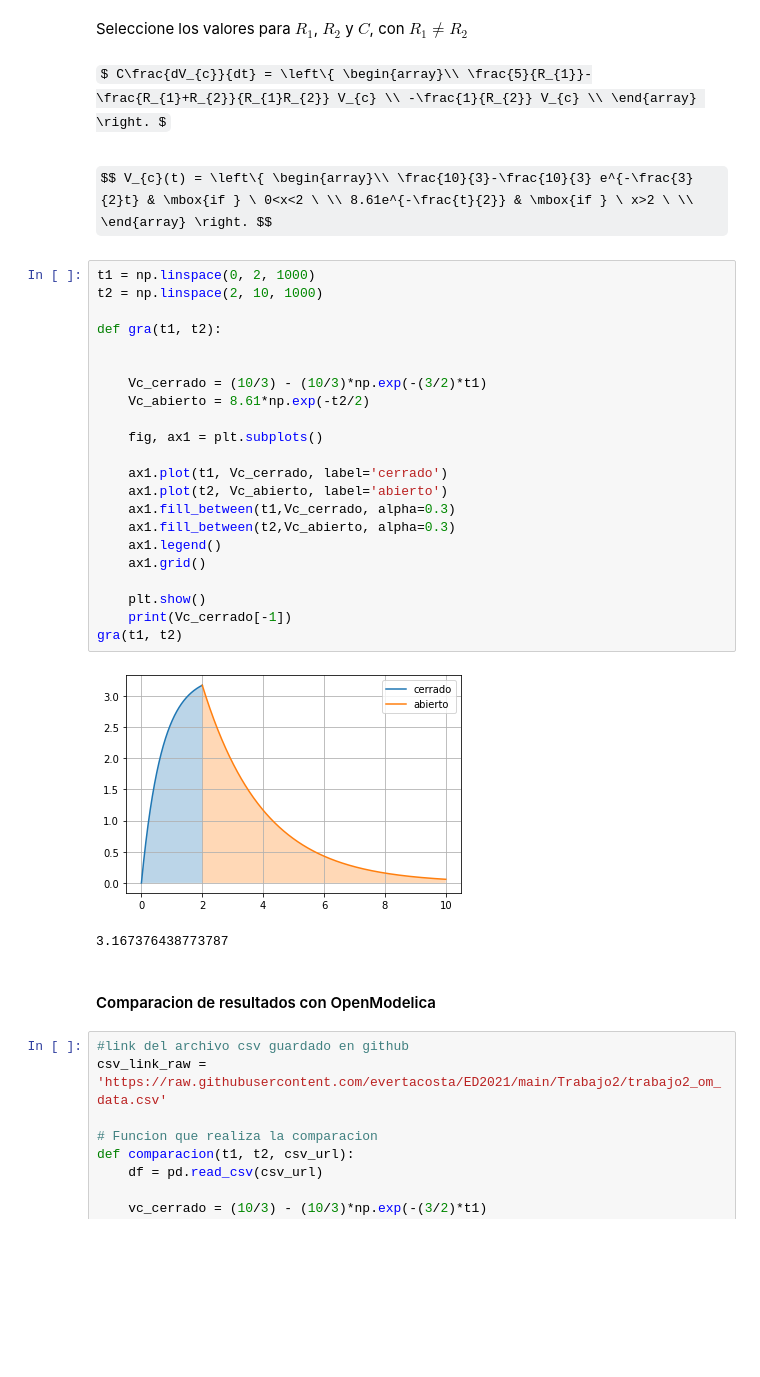
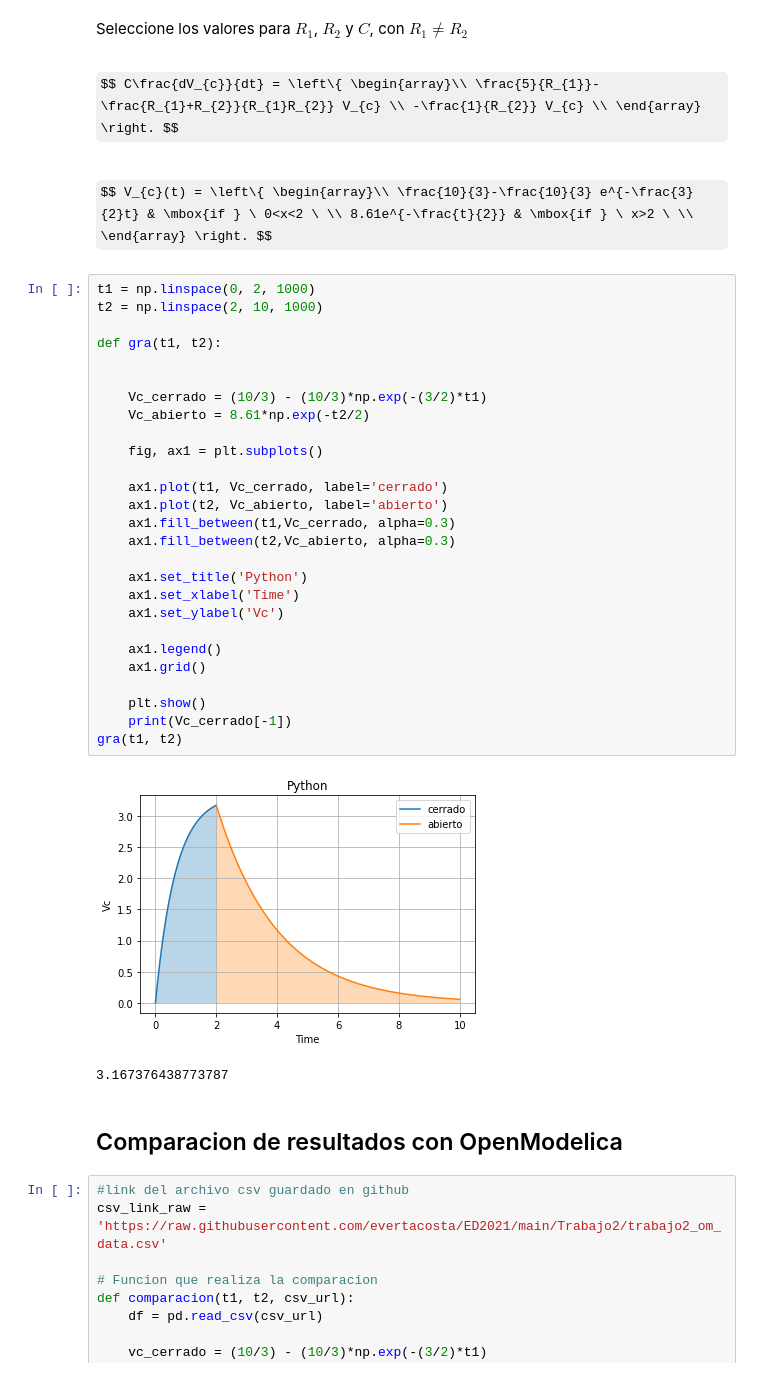
Before and after one commit to evertacosta/ED2021, a Jupyter notebook: Trabajo2/trabajo2.ipynb, the cells around one changed output. Cells and saved outputs as stored; diff of their text form; some formulas as TeX source; blank space fills up the shorter version.

```diff
--- a/Trabajo2/trabajo2.ipynb
+++ b/Trabajo2/trabajo2.ipynb
@@ -12,36 +20,41 @@ import pandas as pd
 # %% [markdown]
 Seleccione los valores para $ R_{1} $, $ R_{2} $ y $ C $, con $ R_{1} \neq R_{2} $
 # %% [markdown]
-$ C\frac{dV_{c}}{dt} = \left\{ \begin{array}\\ \frac{5}{R_{1}}-\frac{R_{1}+R_{2}}{R_{1}R_{2}} V_{c} \\ -\frac{1}{R_{2}} V_{c} \\ \end{array} \right. $
+$$ C\frac{dV_{c}}{dt} = \left\{ \begin{array}\\ \frac{5}{R_{1}}-\frac{R_{1}+R_{2}}{R_{1}R_{2}} V_{c} \\ -\frac{1}{R_{2}} V_{c} \\ \end{array} \right. $$
 # %% [markdown]
 $$ V_{c}(t) = \left\{ \begin{array}\\ \frac{10}{3}-\frac{10}{3} e^{-\frac{3}{2}t} & \mbox{if } \ 0<x<2 \ \\ 8.61e^{-\frac{t}{2}} & \mbox{if } \ x>2 \ \\ \end{array} \right. $$
 # %%
 t1 = np.linspace(0, 2, 1000)
 t2 = np.linspace(2, 10, 1000)
 
 def gra(t1, t2):
 
 
     Vc_cerrado = (10/3) - (10/3)*np.exp(-(3/2)*t1)
     Vc_abierto = 8.61*np.exp(-t2/2)
 
     fig, ax1 = plt.subplots()
 
     ax1.plot(t1, Vc_cerrado, label='cerrado')
     ax1.plot(t2, Vc_abierto, label='abierto')
     ax1.fill_between(t1,Vc_cerrado, alpha=0.3)
     ax1.fill_between(t2,Vc_abierto, alpha=0.3)
+
+    ax1.set_title('Python')
+    ax1.set_xlabel('Time')
+    ax1.set_ylabel('Vc')
+
     ax1.legend()
     ax1.grid()
 
     plt.show()
     print(Vc_cerrado[-1])
 gra(t1, t2)
 # %% [output]
-[figure, old version]
+[figure, new version]
 3.167376438773787
 # %% [markdown]
-#### Comparacion de resultados con OpenModelica
+## Comparacion de resultados con OpenModelica
 # %%
 #link del archivo csv guardado en github
 csv_link_raw = 'https://raw.githubusercontent.com/evertacosta/ED2021/main/Trabajo2/trabajo2_om_data.csv'
```
Also changed, not shown: parts of 2 cells of this notebook, 1 other file.
